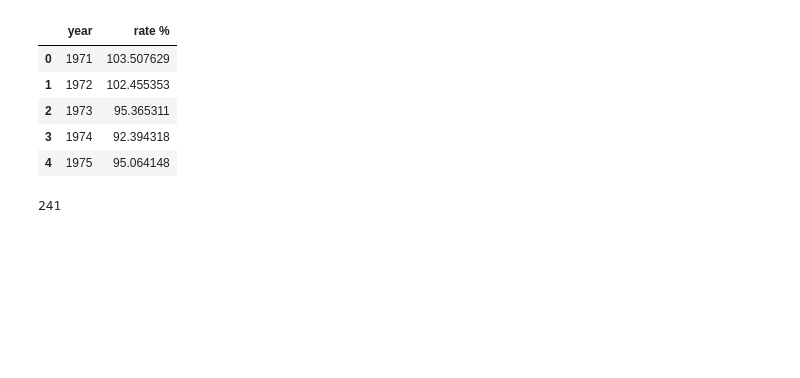
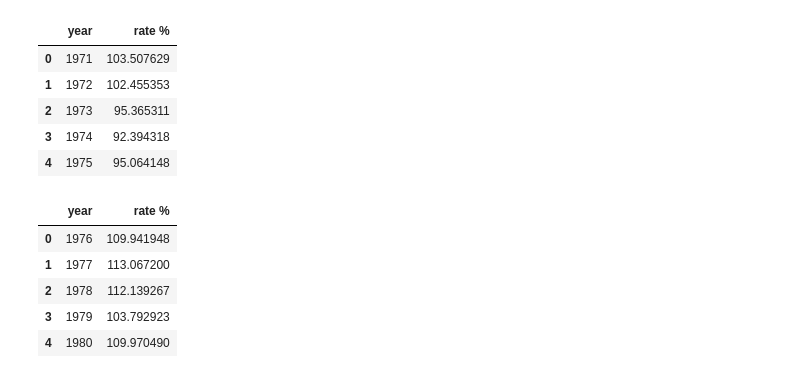
Before and after one commit to chikoungoun/Stats-Maroc, a Jupyter notebook: taux_inscription.ipynb, the cells around one changed output. Saved outputs shown, nothing was run; the diff lists cells and outputs as text; code cells hidden in the pictures; blank space fills up the shorter version.

```diff
--- a/taux_inscription.ipynb
+++ b/taux_inscription.ipynb
@@ -144,7 +169,12 @@ tunisie.head()
 | 2 | 1973 | 95.365311 |
 | 3 | 1974 | 92.394318 |
 | 4 | 1975 | 95.064148 |
-# %%
-tunisie.columns.values[1]
-# %% [output]
-241
+# %%
+vietnam.head()
+# %% [output]
+|  | year | rate % |
+| 0 | 1976 | 109.941948 |
+| 1 | 1977 | 113.067200 |
+| 2 | 1978 | 112.139267 |
+| 3 | 1979 | 103.792923 |
+| 4 | 1980 | 109.970490 |
```
Also changed, not shown: parts of 5 cells of this notebook.
